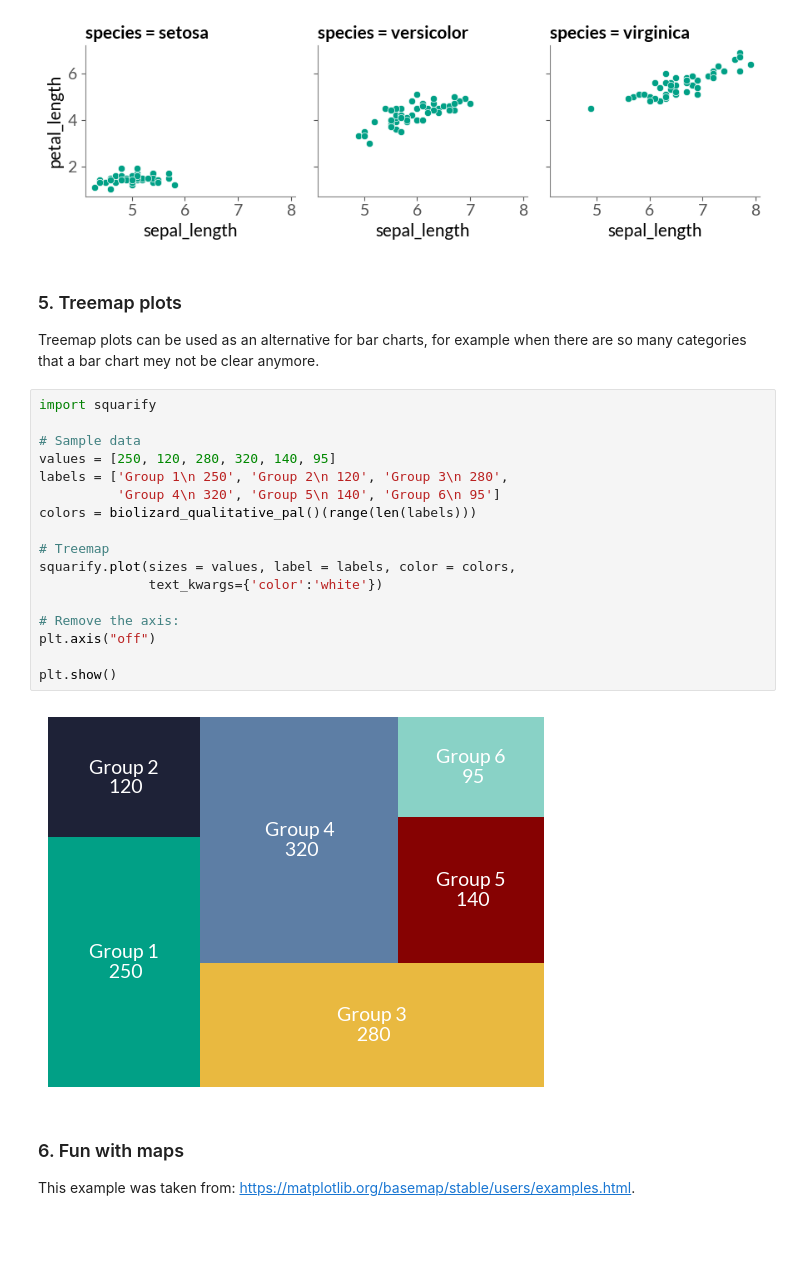
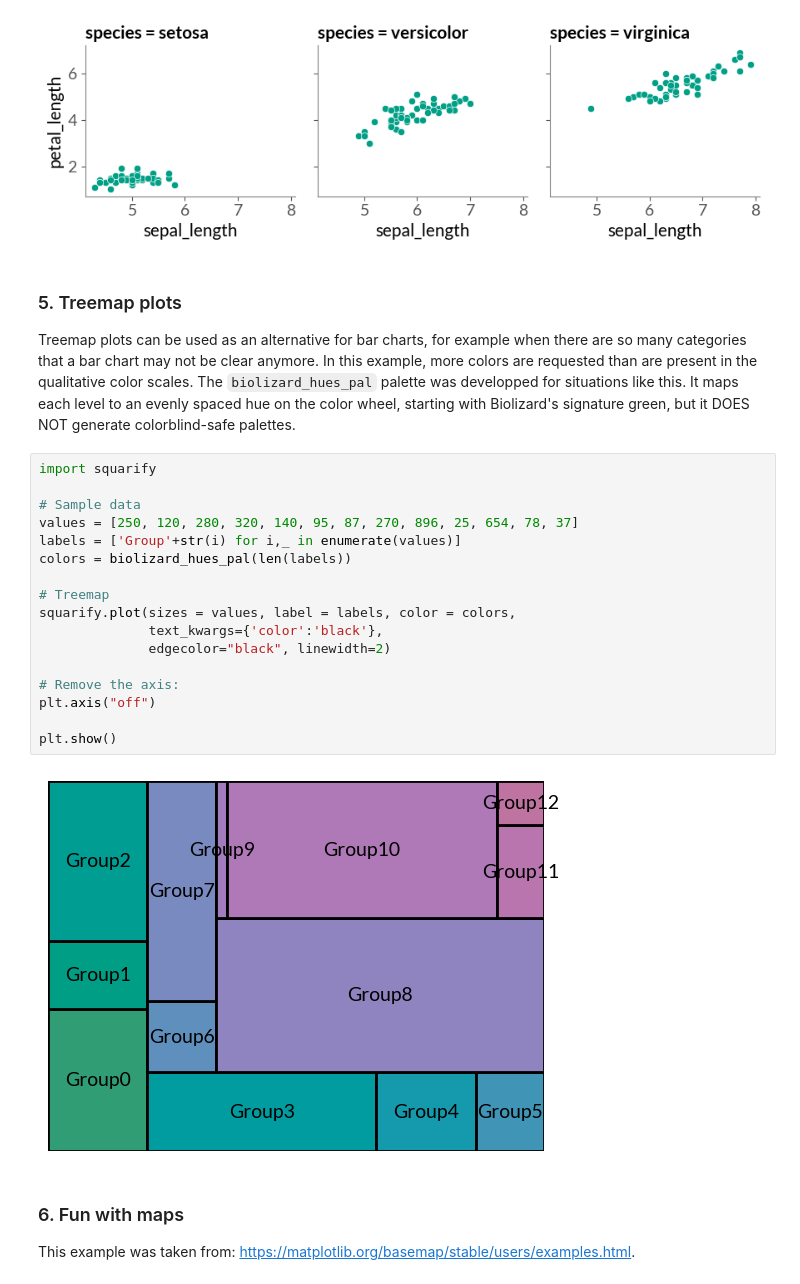
Before and after one commit to lizard-bio/nature-grade-visualization-playground, a Jupyter notebook: BioLizardStylePython/docs/example.ipynb, the cells around one changed output. Cells and saved outputs as stored; diff of their text form; blank space fills up the shorter version.

Commit message:
python: add hues palette

```diff
--- a/BioLizardStylePython/docs/example.ipynb
+++ b/BioLizardStylePython/docs/example.ipynb
@@ -287,26 +287,27 @@ g.map_dataframe(sns.scatterplot, x='sepal_length', y='petal_length')
 # %% [markdown]
 ### 5. Treemap plots
 
-Treemap plots can be used as an alternative for bar charts, for example when there are so many categories that a bar chart mey not be clear anymore.
+Treemap plots can be used as an alternative for bar charts, for example when there are so many categories that a bar chart may not be clear anymore.
+In this example, more colors are requested than are present in the qualitative color scales. The `biolizard_hues_pal` palette was developped for situations like this. It maps each level to an evenly spaced hue on the color wheel, starting with Biolizard's signature green, but it DOES NOT generate colorblind-safe palettes.
 # %%
 import squarify
 
 # Sample data
-values = [250, 120, 280, 320, 140, 95]
-labels = ['Group 1\n 250', 'Group 2\n 120', 'Group 3\n 280',
-          'Group 4\n 320', 'Group 5\n 140', 'Group 6\n 95']
-colors = biolizard_qualitative_pal()(range(len(labels)))
+values = [250, 120, 280, 320, 140, 95, 87, 270, 896, 25, 654, 78, 37]
+labels = ['Group'+str(i) for i,_ in enumerate(values)]
+colors = biolizard_hues_pal(len(labels))
 
 # Treemap
 squarify.plot(sizes = values, label = labels, color = colors,
-              text_kwargs={'color':'white'})
+              text_kwargs={'color':'black'},
+              edgecolor="black", linewidth=2)
 
 # Remove the axis:
 plt.axis("off")
 
 plt.show()
 # %% [output]
-[figure, old version]
+[figure, new version]
 # %% [markdown]
 ### 6. Fun with maps
 
```
Also changed, not shown: parts of 3 cells of this notebook, 2 other files.
